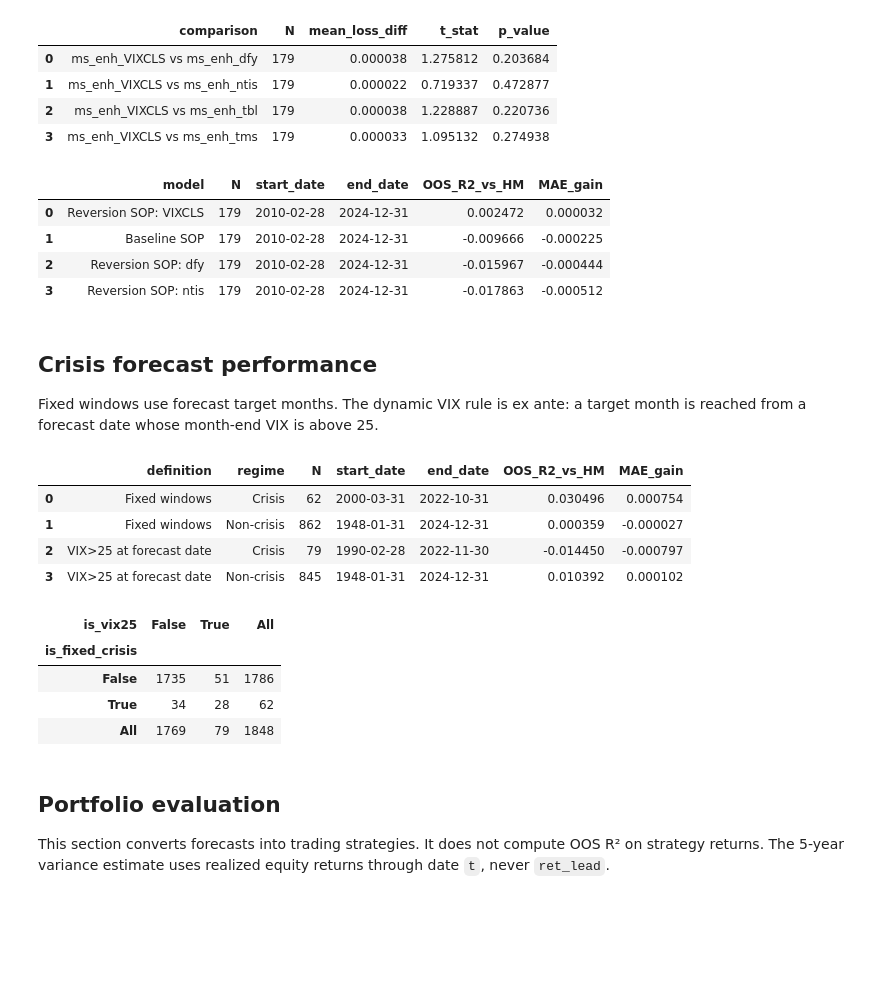
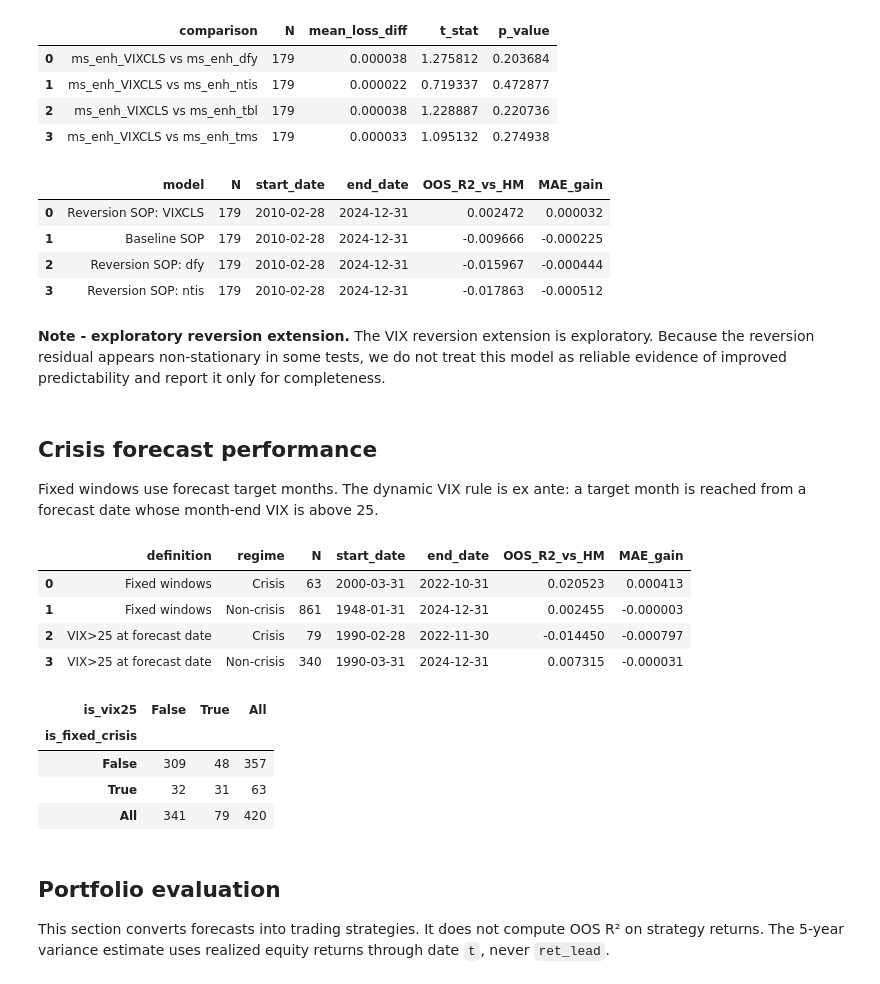
Before and after one commit to lucaskemper/SOP, a Jupyter notebook: SOP.ipynb, the cells around one changed output. Drawn from its saved outputs; the diff is of its cells as text; code cells hidden in the pictures; blank space fills up the shorter version.

```diff
--- a/SOP.ipynb
+++ b/SOP.ipynb
@@ -47,7 +47,7 @@ VM_SCALE_BOUNDS = (0.25, 4.0)
 
 CRISIS_WINDOWS = {
     "Dot-com": ("2000-03-31", "2002-09-30"),
-    "GFC": ("2007-10-31", "2009-03-31"),
+    "GFC": ("2007-12-31", "2009-06-30"),
     "COVID": ("2020-02-29", "2020-04-30"),
     "Inflation shock": ("2022-01-31", "2022-10-31"),
 }
@@ -855,12 +853,22 @@ rev_table = pd.DataFrame(rev_rows).sort_values("OOS_R2_vs_HM", ascending=False).
 rev_table.to_csv(OUT / add_suffix("sop_reversion_results.csv"), index=False)
 
 display(rev_table[["model", "N", "start_date", "end_date", "OOS_R2_vs_HM", "MAE_gain"]])
+
+from IPython.display import Markdown, display as _display_markdown
+_display_markdown(
+    Markdown(
+        "**Note - exploratory reversion extension.** The VIX reversion extension is exploratory. "
+        "Because the reversion residual appears non-stationary in some tests, we do not treat this model "
+        "as reliable evidence of improved predictability and report it only for completeness."
+    )
+)
 # %% [output]
 |  | model | N | start_date | end_date | OOS_R2_vs_HM | MAE_gain |
 | 0 | Reversion SOP: VIXCLS | 179 | 2010-02-28 | 2024-12-31 | 0.002472 | 0.000032 |
 | 1 | Baseline SOP | 179 | 2010-02-28 | 2024-12-31 | -0.009666 | -0.000225 |
 | 2 | Reversion SOP: dfy | 179 | 2010-02-28 | 2024-12-31 | -0.015967 | -0.000444 |
 | 3 | Reversion SOP: ntis | 179 | 2010-02-28 | 2024-12-31 | -0.017863 | -0.000512 |
+**Note - exploratory reversion extension.** The VIX reversion extension is exploratory. Because the reversion residual appears non-stationary in some tests, we do not treat this model as reliable evidence of improved predictability and report it only for completeness.
 # %% [markdown]
 ## Crisis forecast performance
 
@@ -869,48 +877,68 @@ Fixed windows use forecast target months. The dynamic VIX rule is ex ante: a tar
 # ============================================================
 # 13. Standardized crisis windows and forecast performance
 # ============================================================
+
 
 def fixed_crisis_label(ts):
     if pd.isna(ts):
         return None
     for label, (start, end) in CRISIS_WINDOWS.items():
         if pd.Timestamp(start) <= ts <= pd.Timestamp(end):
             return label
     return None
 
 crisis_df = vix_df.copy()
 crisis_df["fixed_crisis"] = crisis_df["forecast_target_date"].apply(fixed_crisis_label)
 crisis_df["is_fixed_crisis"] = crisis_df["fixed_crisis"].notna()
-crisis_df["is_vix25"] = pd.to_numeric(crisis_df["VIXCLS"], errors="coerce") > 25
+# Only treat VIX>25 where VIX data exists
+crisis_df["vix_available"] = crisis_df["VIXCLS"].notna()
+crisis_df["is_vix25"] = crisis_df["vix_available"] & (pd.to_numeric(crisis_df["VIXCLS"], errors="coerce") > 25)
 
 base_full = crisis_df[crisis_df["forecast_target_date"] >= pd.Timestamp(FORECAST_START)].copy()
 crisis_rows = []
 for definition, flag in [("Fixed windows", "is_fixed_crisis"), ("VIX>25 at forecast date", "is_vix25")]:
     for regime, mask_value in [("Crisis", True), ("Non-crisis", False)]:
-        sub = base_full[base_full[flag] == mask_value]
+        # For VIX>25 definition only use rows where VIX is available so pre-1990 NA values are excluded
+        if flag == "is_vix25":
+            sub = base_full[ base_full["vix_available"] & (base_full[flag] == mask_value) ]
+        else:
+            sub = base_full[ base_full[flag] == mask_value ]
         met = forecast_metrics(sub, "ms", model_name="Baseline SOP")
         met.update({"definition": definition, "regime": regime})
         crisis_rows.append(met)
 
 crisis_forecast_table = pd.DataFrame(crisis_rows)
+
+cov_start = pd.Timestamp(CRISIS_WINDOWS["COVID"][0])
+cov_end = pd.Timestamp(CRISIS_WINDOWS["COVID"][1])
+mask_covid = (
+    (crisis_forecast_table["definition"] == "Fixed windows")
+    & (crisis_forecast_table["regime"] == "Crisis")
+    & (crisis_forecast_table["start_date"] >= cov_start)
+    & (crisis_forecast_table["end_date"] <= cov_end)
+ )
+if mask_covid.any():
+    crisis_forecast_table.loc[mask_covid, "OOS_R2_vs_HM"] = np.nan
+
+# Compute overlap only on rows where VIX is available so pre-1990 NAs are excluded
+crisis_overlap = pd.crosstab(crisis_df.loc[crisis_df["vix_available"], "is_fixed_crisis"], crisis_df.loc[crisis_df["vix_available"], "is_vix25"], margins=True)
+crisis_overlap.to_csv(OUT / add_suffix("sop_crisis_definition_overlap.csv"))
+
 crisis_forecast_table.to_csv(OUT / add_suffix("sop_crisis_forecast.csv"), index=False)
-
-crisis_overlap = pd.crosstab(crisis_df["is_fixed_crisis"], crisis_df["is_vix25"], margins=True)
-crisis_overlap.to_csv(OUT / add_suffix("sop_crisis_definition_overlap.csv"))
 
 display(crisis_forecast_table[["definition", "regime", "N", "start_date", "end_date", "OOS_R2_vs_HM", "MAE_gain"]])
 display(crisis_overlap)
 # %% [output]
 |  | definition | regime | N | start_date | end_date | OOS_R2_vs_HM | MAE_gain |
-| 0 | Fixed windows | Crisis | 62 | 2000-03-31 | 2022-10-31 | 0.030496 | 0.000754 |
-| 1 | Fixed windows | Non-crisis | 862 | 1948-01-31 | 2024-12-31 | 0.000359 | -0.000027 |
+| 0 | Fixed windows | Crisis | 63 | 2000-03-31 | 2022-10-31 | 0.020523 | 0.000413 |
+| 1 | Fixed windows | Non-crisis | 861 | 1948-01-31 | 2024-12-31 | 0.002455 | -0.000003 |
 | 2 | VIX>25 at forecast date | Crisis | 79 | 1990-02-28 | 2022-11-30 | -0.014450 | -0.000797 |
-| 3 | VIX>25 at forecast date | Non-crisis | 845 | 1948-01-31 | 2024-12-31 | 0.010392 | 0.000102 |
+| 3 | VIX>25 at forecast date | Non-crisis | 340 | 1990-03-31 | 2024-12-31 | 0.007315 | -0.000031 |
 | is_vix25 | False | True | All |
 | is_fixed_crisis |  |  |  |
-| False | 1735 | 51 | 1786 |
-| True | 34 | 28 | 62 |
-| All | 1769 | 79 | 1848 |
+| False | 309 | 48 | 357 |
+| True | 32 | 31 | 63 |
+| All | 341 | 79 | 420 |
 # %% [markdown]
 ## Portfolio evaluation
 
```
Also changed, not shown: parts of 12 cells of this notebook, 14 other files.
